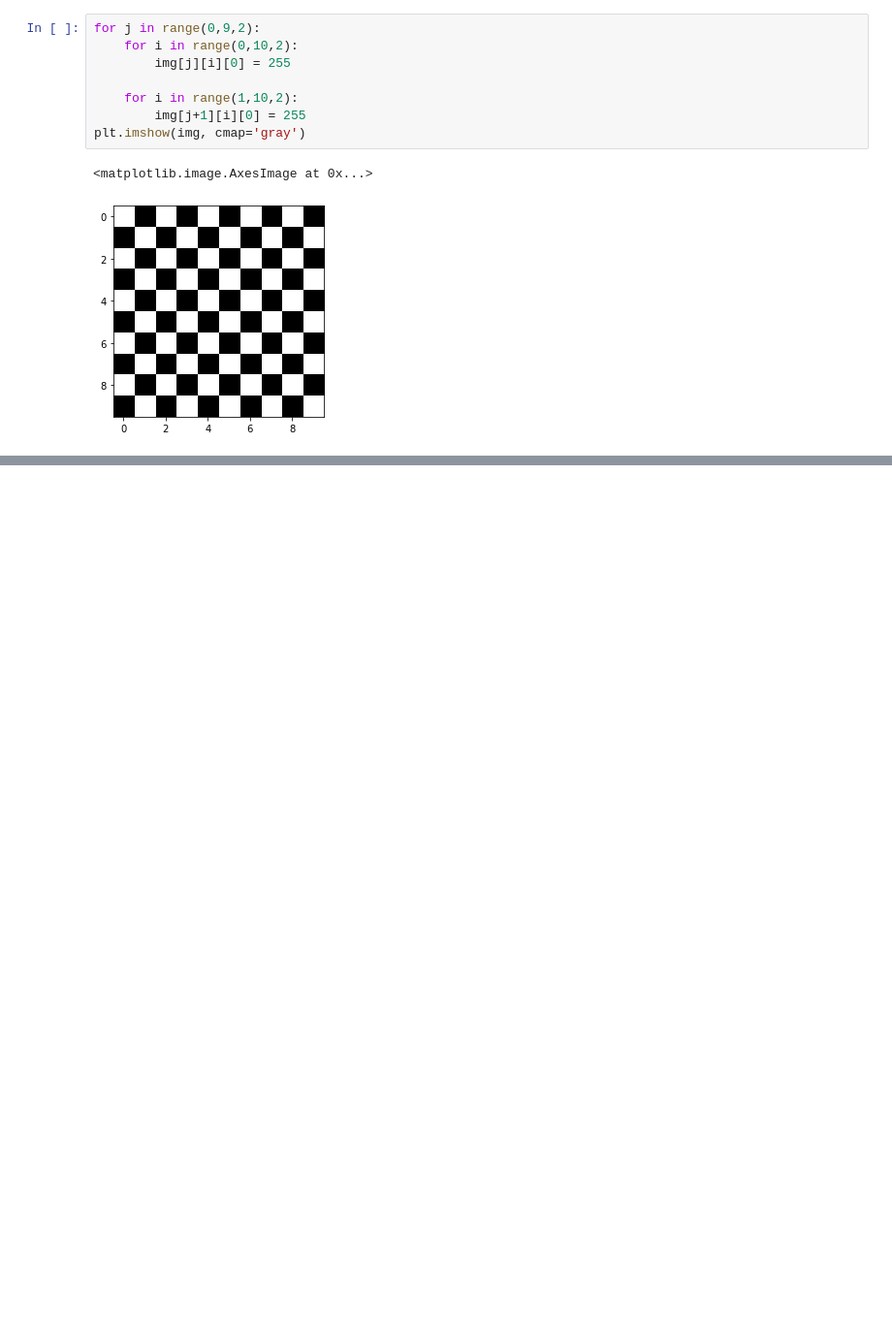
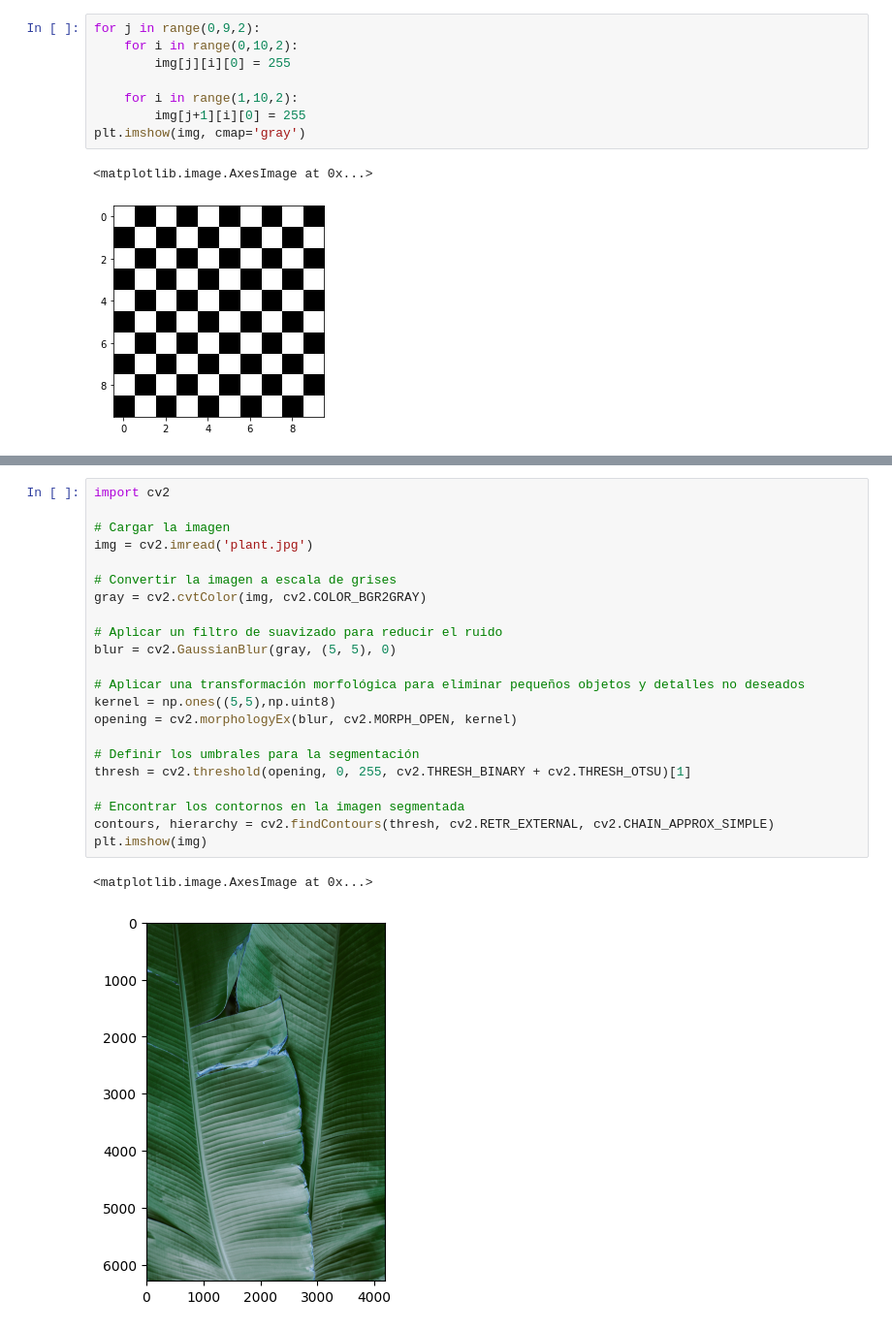
Before and after one commit to rsgbMint/Programs, a Jupyter notebook: Python/DIP/Introducción_a_las_imágenes.ipynb, the cells around one changed output, grey strips where cells are left out. Shown at 97% size. Drawn from its saved outputs; the diff is of its cells as text; blank space fills up the shorter version.

```diff
--- a/Python/DIP/Introducción_a_las_imágenes.ipynb
+++ b/Python/DIP/Introducción_a_las_imágenes.ipynb
@@ -67,0 +150,25 @@ plt.imshow(img, cmap='gray')
+# %%
+import cv2
+
+# Cargar la imagen
+img = cv2.imread('plant.jpg')
+
+# Convertir la imagen a escala de grises
+gray = cv2.cvtColor(img, cv2.COLOR_BGR2GRAY)
+
+# Aplicar un filtro de suavizado para reducir el ruido
+blur = cv2.GaussianBlur(gray, (5, 5), 0)
+
+# Aplicar una transformación morfológica para eliminar pequeños objetos y detalles no deseados
+kernel = np.ones((5,5),np.uint8)
+opening = cv2.morphologyEx(blur, cv2.MORPH_OPEN, kernel)
+
+# Definir los umbrales para la segmentación
+thresh = cv2.threshold(opening, 0, 255, cv2.THRESH_BINARY + cv2.THRESH_OTSU)[1]
+
+# Encontrar los contornos en la imagen segmentada
+contours, hierarchy = cv2.findContours(thresh, cv2.RETR_EXTERNAL, cv2.CHAIN_APPROX_SIMPLE)
+plt.imshow(img)
+# %% [output]
+<matplotlib.image.AxesImage at 0x...>
+[figure, added]
```
Also changed, not shown: parts of 5 cells of this notebook, 1 other file.
